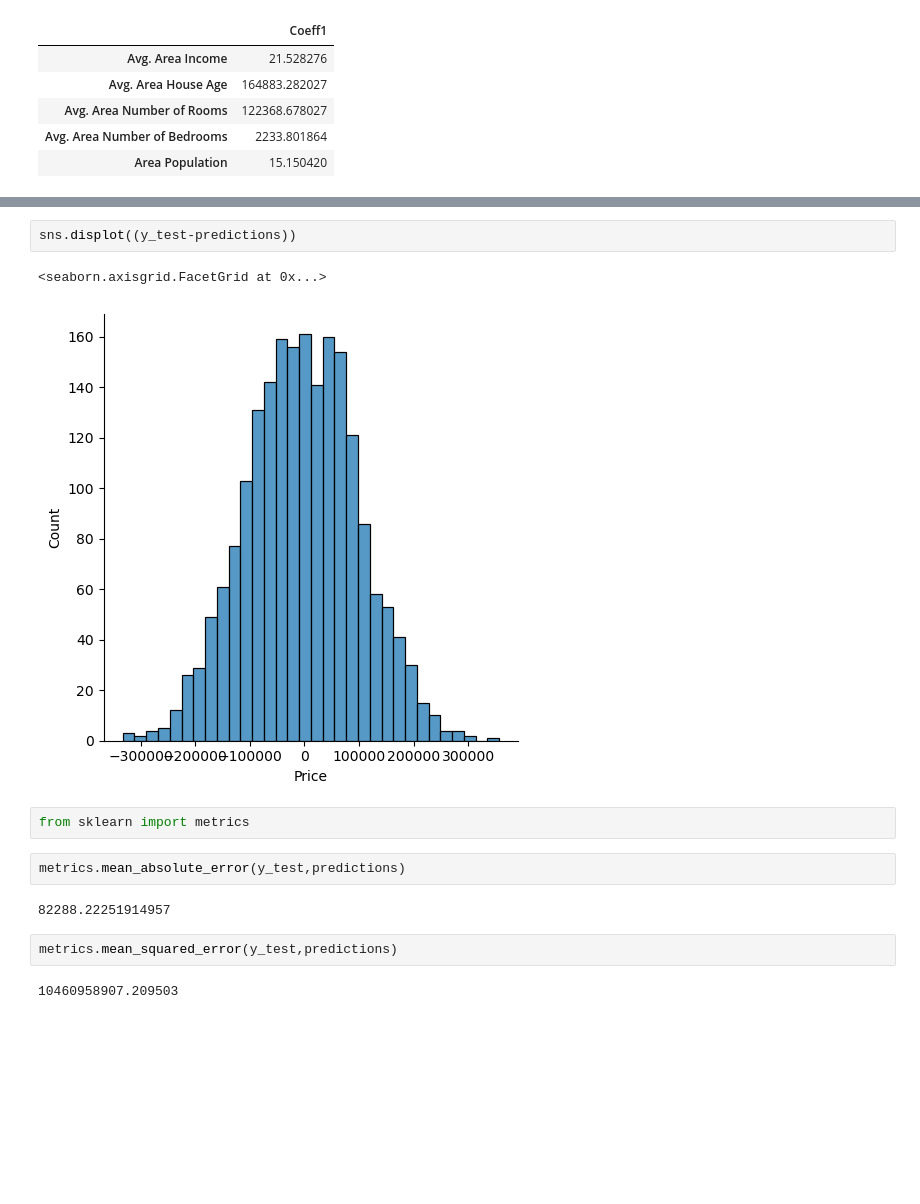
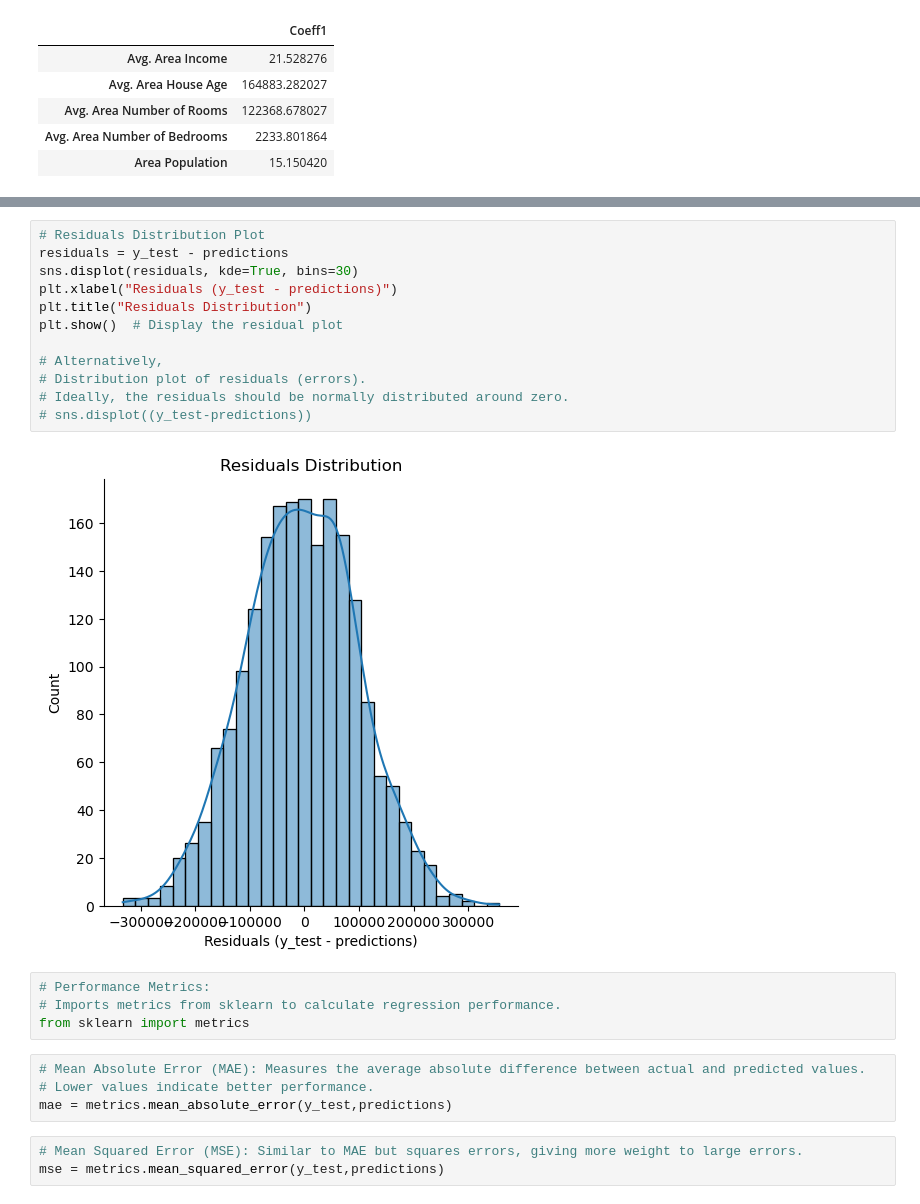
Before and after one commit to StardustApp1/Python_ML_LinearRegression, a Jupyter notebook: LinearRegression_1.ipynb, the cells around one changed output, grey strips where cells are left out. Saved outputs shown, nothing was run; the diff lists cells and outputs as text; blank space fills up the shorter version.

```diff
--- a/LinearRegression_1.ipynb
+++ b/LinearRegression_1.ipynb
@@ -178,16 +215,26 @@ plt.scatter(y_test,predictions)
-# %%
-sns.displot((y_test-predictions))
-# %% [output]
-<seaborn.axisgrid.FacetGrid at 0x...>
-[figure, removed]
+# %%
+# Residuals Distribution Plot
+residuals = y_test - predictions
+sns.displot(residuals, kde=True, bins=30)
+plt.xlabel("Residuals (y_test - predictions)")
+plt.title("Residuals Distribution")
+plt.show()  # Display the residual plot
+
+# Alternatively,
+# Distribution plot of residuals (errors).
+# Ideally, the residuals should be normally distributed around zero.
+# sns.displot((y_test-predictions))
+# %% [output]
+[figure, added]
 # %%
+# Performance Metrics:
+# Imports metrics from sklearn to calculate regression performance.
 from sklearn import metrics
 # %%
-metrics.mean_absolute_error(y_test,predictions)
+# Mean Absolute Error (MAE): Measures the average absolute difference between actual and predicted values.
+# Lower values indicate better performance.
+mae = metrics.mean_absolute_error(y_test,predictions)
-# %% [output]
-82288.22251914957
 # %%
-metrics.mean_squared_error(y_test,predictions)
+# Mean Squared Error (MSE): Similar to MAE but squares errors, giving more weight to large errors.
+mse = metrics.mean_squared_error(y_test,predictions)
-# %% [output]
-10460958907.209503
 # %%
```
Also changed, not shown: parts of 27 cells of this notebook.
